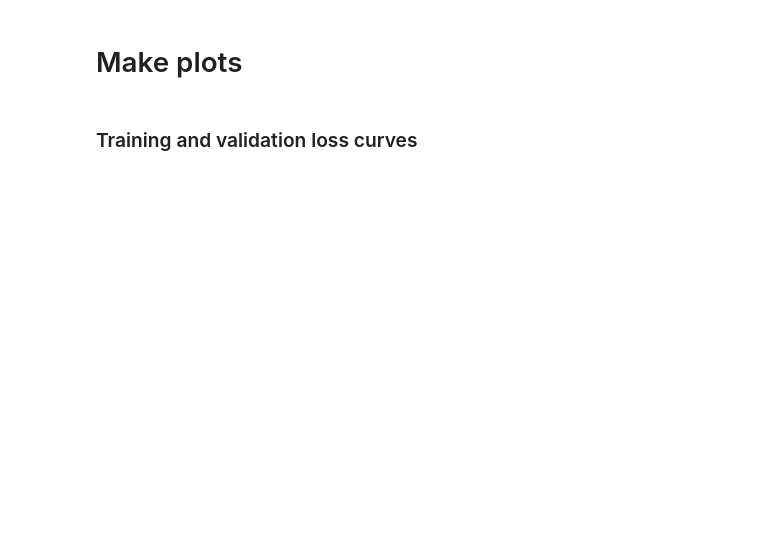
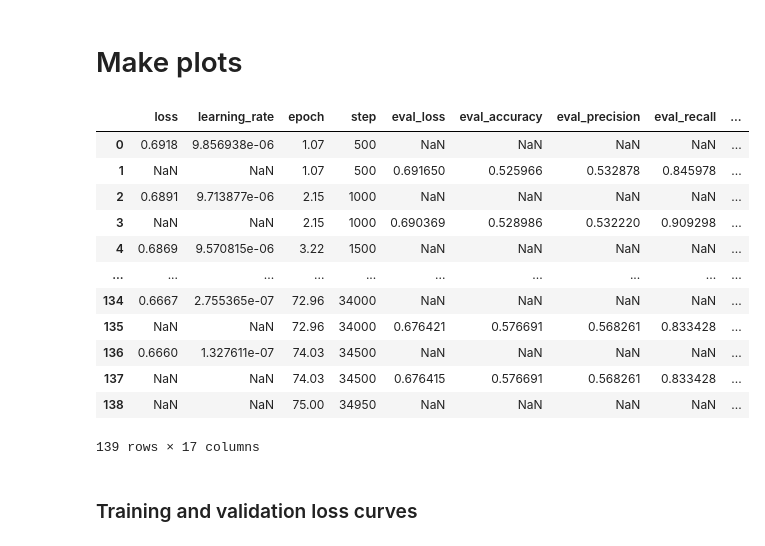
Before and after one commit to ninasachdev/QCB557_project, a Jupyter notebook: make_plots.ipynb, the cells around one changed output. Saved outputs shown, nothing was run; the diff lists cells and outputs as text; code cells hidden in the pictures; blank space fills up the shorter version.

```diff
--- a/make_plots.ipynb
+++ b/make_plots.ipynb
@@ -16,4 +16,20 @@ model_name = 'fine_tune_v2'
 model_out_dir = f'{project_dir}/models/{model_name}'
+# %%
+log_df
+# %% [output]
+|  | loss | learning_rate | epoch | step | eval_loss | eval_accuracy | eval_precision | eval_recall | ... |
+| 0 | 0.6918 | 9.856938e-06 | 1.07 | 500 | NaN | NaN | NaN | NaN | ... |
+| 1 | NaN | NaN | 1.07 | 500 | 0.691650 | 0.525966 | 0.532878 | 0.845978 | ... |
+| 2 | 0.6891 | 9.713877e-06 | 2.15 | 1000 | NaN | NaN | NaN | NaN | ... |
+| 3 | NaN | NaN | 2.15 | 1000 | 0.690369 | 0.528986 | 0.532220 | 0.909298 | ... |
+| 4 | 0.6869 | 9.570815e-06 | 3.22 | 1500 | NaN | NaN | NaN | NaN | ... |
+| ... | ... | ... | ... | ... | ... | ... | ... | ... | ... |
+| 134 | 0.6667 | 2.755365e-07 | 72.96 | 34000 | NaN | NaN | NaN | NaN | ... |
+| 135 | NaN | NaN | 72.96 | 34000 | 0.676421 | 0.576691 | 0.568261 | 0.833428 | ... |
+| 136 | 0.6660 | 1.327611e-07 | 74.03 | 34500 | NaN | NaN | NaN | NaN | ... |
+| 137 | NaN | NaN | 74.03 | 34500 | 0.676415 | 0.576691 | 0.568261 | 0.833428 | ... |
+| 138 | NaN | NaN | 75.00 | 34950 | NaN | NaN | NaN | NaN | ... |
+139 rows × 17 columns
 # %% [markdown]
 ### Training and validation loss curves
 # %%
```
Also changed, not shown: parts of 6 cells of this notebook, 2 other files.
